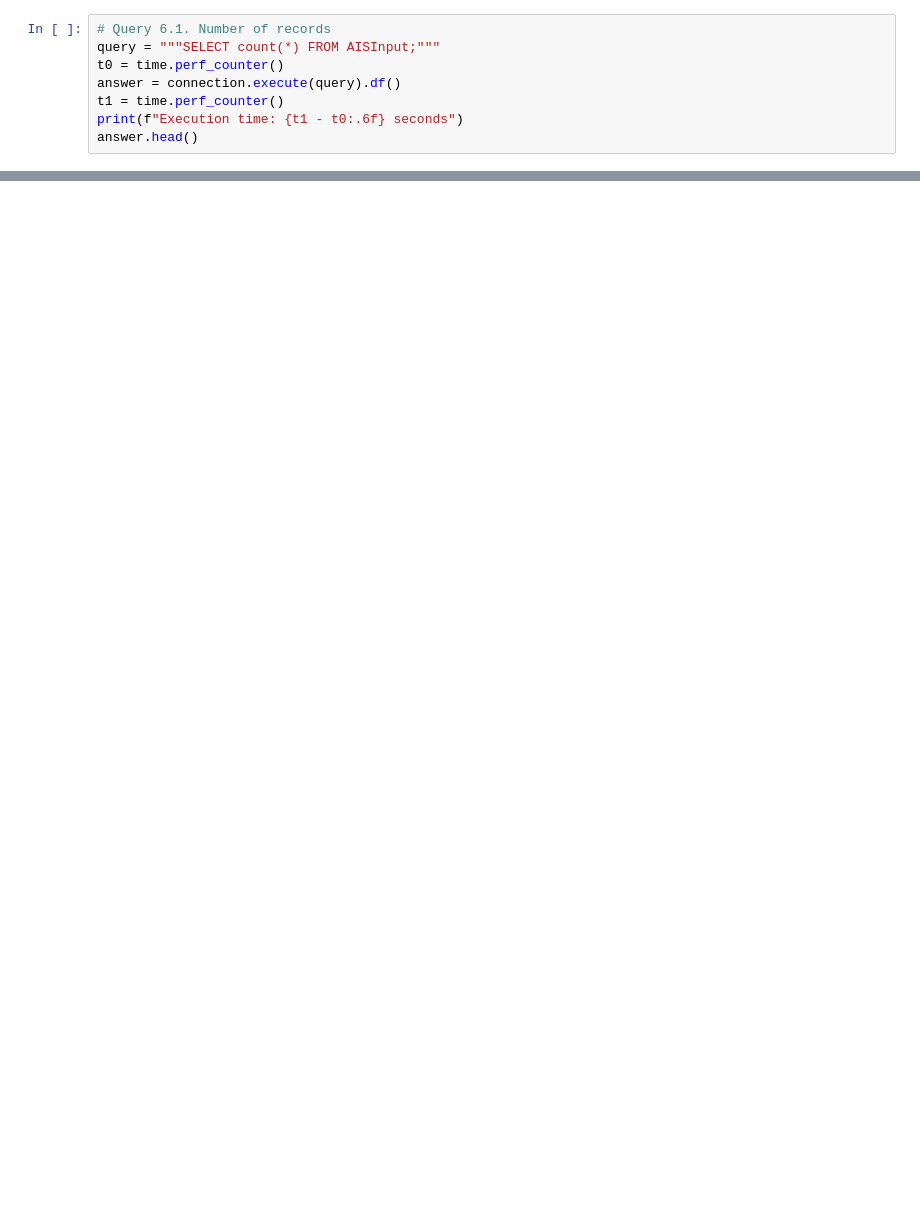
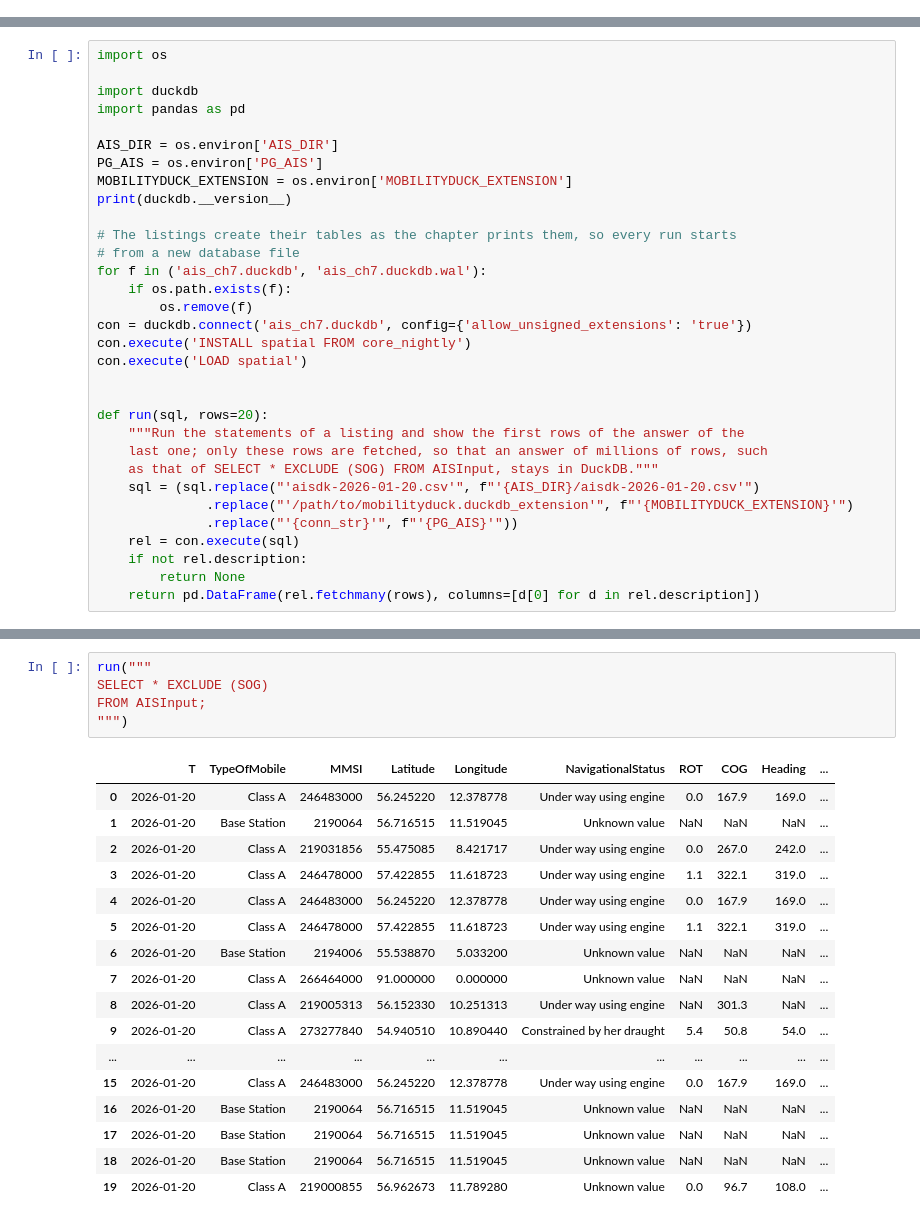
Before and after one commit to MobilityDB/MobilityDataScienceBookVol2, a Jupyter notebook: chapter7/mobilityDuckAIS.ipynb, the cells around one changed output, grey strips where cells are left out. Drawn from its saved outputs; the diff is of its cells as text; blank space fills up the shorter version.

```diff
--- a/chapter7/mobilityDuckAIS.ipynb
+++ b/chapter7/mobilityDuckAIS.ipynb
@@ -128,8 +0,0 @@ connection.execute(query).df().head()
-# %%
-# Query 6.1. Number of records
-query = """SELECT count(*) FROM AISInput;"""
-t0 = time.perf_counter()
-answer = connection.execute(query).df()
-t1 = time.perf_counter()
-print(f"Execution time: {t1 - t0:.6f} seconds")
-answer.head()
@@ -2080,0 +11,32 @@ m
+# %%
+import os
+
+import duckdb
+import pandas as pd
+
+AIS_DIR = os.environ['AIS_DIR']
+PG_AIS = os.environ['PG_AIS']
+MOBILITYDUCK_EXTENSION = os.environ['MOBILITYDUCK_EXTENSION']
+print(duckdb.__version__)
+
+# The listings create their tables as the chapter prints them, so every run starts
+# from a new database file
+for f in ('ais_ch7.duckdb', 'ais_ch7.duckdb.wal'):
+    if os.path.exists(f):
+        os.remove(f)
+con = duckdb.connect('ais_ch7.duckdb', config={'allow_unsigned_extensions': 'true'})
+con.execute('INSTALL spatial FROM core_nightly')
+con.execute('LOAD spatial')
+
+
+def run(sql, rows=20):
+    """Run the statements of a listing and show the first rows of the answer of the
+    last one; only these rows are fetched, so that an answer of millions of rows, such
+    as that of SELECT * EXCLUDE (SOG) FROM AISInput, stays in DuckDB."""
+    sql = (sql.replace("'aisdk-2026-01-20.csv'", f"'{AIS_DIR}/aisdk-2026-01-20.csv'")
+              .replace("'/path/to/mobilityduck.duckdb_extension'", f"'{MOBILITYDUCK_EXTENSION}'")
+              .replace("'{conn_str}'", f"'{PG_AIS}'"))
+    rel = con.execute(sql)
+    if not rel.description:
+        return None
+    return pd.DataFrame(rel.fetchmany(rows), columns=[d[0] for d in rel.description])
@@ -2080,0 +65,23 @@ m
+# %%
+run("""
+SELECT * EXCLUDE (SOG)
+FROM AISInput;
+""")
+# %% [output]
+|  | T | TypeOfMobile | MMSI | Latitude | Longitude | NavigationalStatus | ROT | COG | Heading | ... |
+| 0 | 2026-01-20 | Class A | 246483000 | 56.245220 | 12.378778 | Under way using engine | 0.0 | 167.9 | 169.0 | ... |
+| 1 | 2026-01-20 | Base Station | 2190064 | 56.716515 | 11.519045 | Unknown value | NaN | NaN | NaN | ... |
+| 2 | 2026-01-20 | Class A | 219031856 | 55.475085 | 8.421717 | Under way using engine | 0.0 | 267.0 | 242.0 | ... |
+| 3 | 2026-01-20 | Class A | 246478000 | 57.422855 | 11.618723 | Under way using engine | 1.1 | 322.1 | 319.0 | ... |
+| 4 | 2026-01-20 | Class A | 246483000 | 56.245220 | 12.378778 | Under way using engine | 0.0 | 167.9 | 169.0 | ... |
+| 5 | 2026-01-20 | Class A | 246478000 | 57.422855 | 11.618723 | Under way using engine | 1.1 | 322.1 | 319.0 | ... |
+| 6 | 2026-01-20 | Base Station | 2194006 | 55.538870 | 5.033200 | Unknown value | NaN | NaN | NaN | ... |
+| 7 | 2026-01-20 | Class A | 266464000 | 91.000000 | 0.000000 | Unknown value | NaN | NaN | NaN | ... |
+| 8 | 2026-01-20 | Class A | 219005313 | 56.152330 | 10.251313 | Under way using engine | NaN | 301.3 | NaN | ... |
+| 9 | 2026-01-20 | Class A | 273277840 | 54.940510 | 10.890440 | Constrained by her draught | 5.4 | 50.8 | 54.0 | ... |
+| ... | ... | ... | ... | ... | ... | ... | ... | ... | ... | ... |
+| 15 | 2026-01-20 | Class A | 246483000 | 56.245220 | 12.378778 | Under way using engine | 0.0 | 167.9 | 169.0 | ... |
+| 16 | 2026-01-20 | Base Station | 2190064 | 56.716515 | 11.519045 | Unknown value | NaN | NaN | NaN | ... |
+| 17 | 2026-01-20 | Base Station | 2190064 | 56.716515 | 11.519045 | Unknown value | NaN | NaN | NaN | ... |
+| 18 | 2026-01-20 | Base Station | 2190064 | 56.716515 | 11.519045 | Unknown value | NaN | NaN | NaN | ... |
+| 19 | 2026-01-20 | Class A | 219000855 | 56.962673 | 11.789280 | Unknown value | 0.0 | 96.7 | 108.0 | ... |
```
Also changed, not shown: parts of 135 cells of this notebook, 2 other files.
